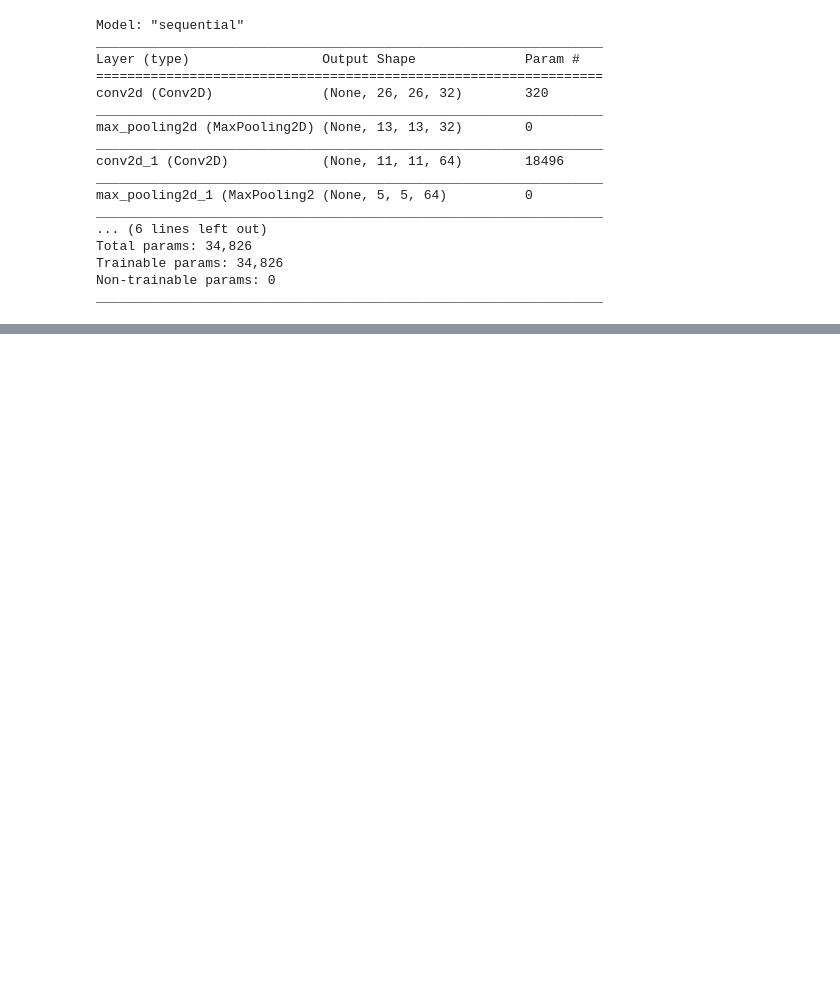
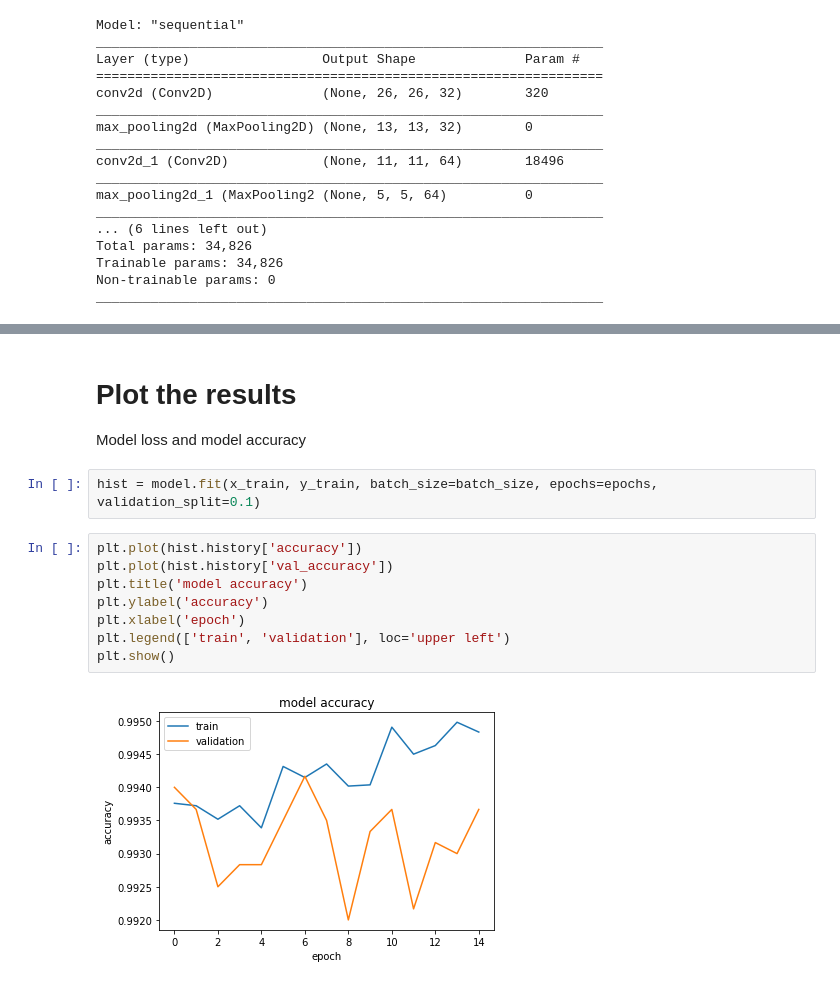
Before and after one commit to truc-h-nguyen/Toddler-activity-suggestions, a Jupyter notebook: Simple_MNIST_convnet.ipynb, the cells around one changed output, grey strips where cells are left out. Cells and saved outputs as stored; diff of their text form; blank space fills up the shorter version.

```diff
--- a/Simple_MNIST_convnet.ipynb
+++ b/Simple_MNIST_convnet.ipynb
@@ -256 +217,17 @@ Epoch 15/15
 <keras.callbacks.History at 0x...>
+# %% [markdown]
+# **Plot the results**
+
+Model loss and model accuracy
+# %%
+hist = model.fit(x_train, y_train, batch_size=batch_size, epochs=epochs, validation_split=0.1)
+# %%
+plt.plot(hist.history['accuracy'])
+plt.plot(hist.history['val_accuracy'])
+plt.title('model accuracy')
+plt.ylabel('accuracy')
+plt.xlabel('epoch')
+plt.legend(['train', 'validation'], loc='upper left')
+plt.show()
+# %% [output]
+[figure, added]
```
Also changed, not shown: parts of 27 cells of this notebook.
